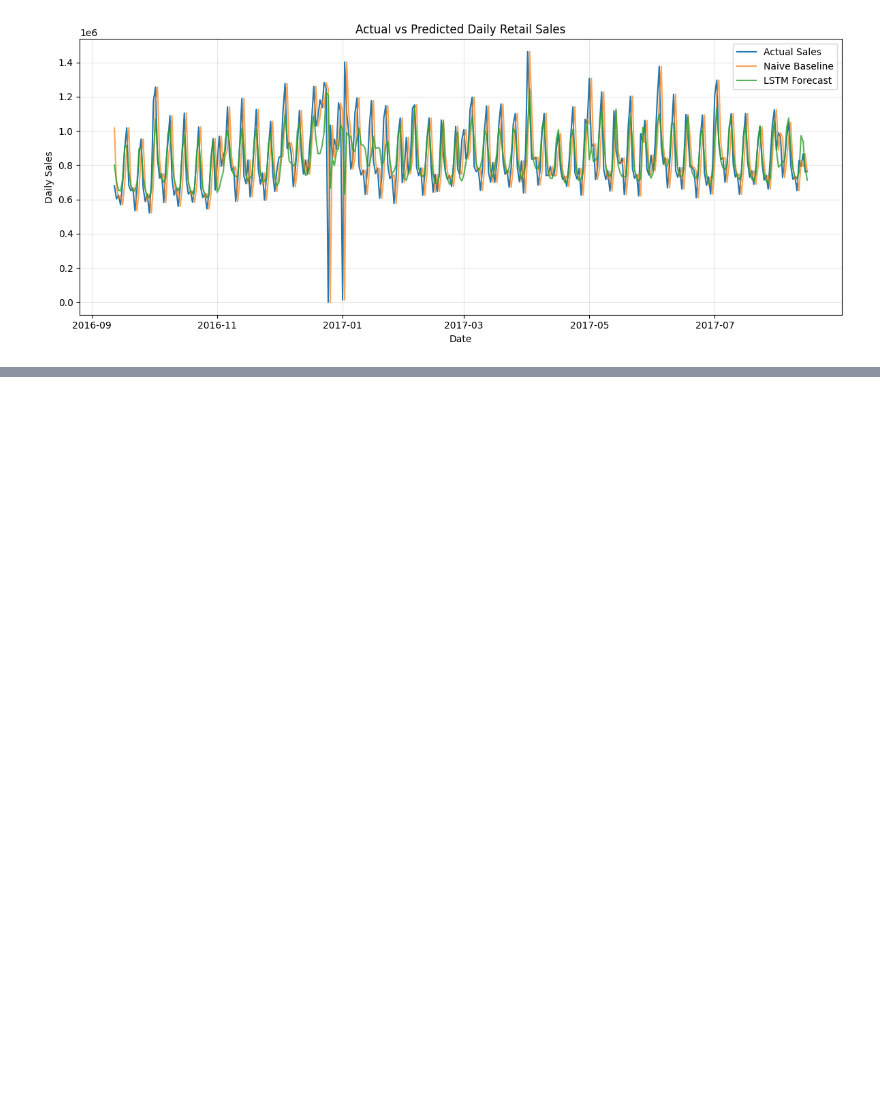
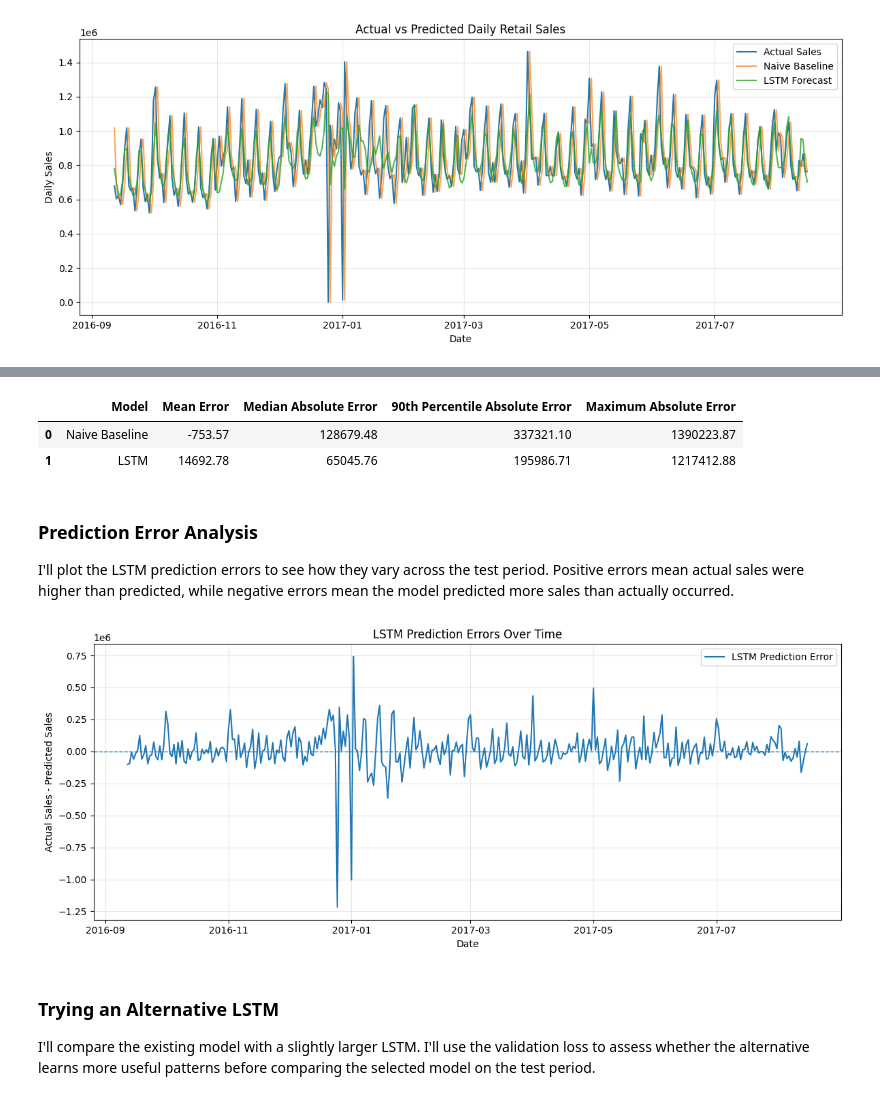
Before and after one commit to francisparwez/retail-sales-lstm-forecasting, a Jupyter notebook: notebooks/03_lstm_model_development.ipynb, the cells around one changed output, grey strips where cells are left out. Saved outputs shown, nothing was run; the diff lists cells and outputs as text; code cells hidden in the pictures; blank space fills up the shorter version.

Commit message:
04 Completed LSTM Evaluation & Project Documentation

```diff
--- a/notebooks/03_lstm_model_development.ipynb
+++ b/notebooks/03_lstm_model_development.ipynb
@@ -532,0 +537,73 @@ plt.show()
+# %%
+class PredictionErrorAnalyzer:
+    def analyse(self, actual, predicted, model_name):
+        errors = actual - predicted
+
+        return {
+            "Model": model_name,
+            "Mean Error": np.mean(errors),
+            "Median Absolute Error": np.median(np.abs(errors)),
+            "90th Percentile Absolute Error": np.percentile(
+                np.abs(errors), 90
+            ),
+            "Maximum Absolute Error": np.max(np.abs(errors))
+        }
+
+
+error_analyzer = PredictionErrorAnalyzer()
+
+baseline_errors = error_analyzer.analyse(
+    actual_sales,
+    baseline_predictions,
+    "Naive Baseline"
+)
+
+lstm_errors = error_analyzer.analyse(
+    actual_sales,
+    lstm_predictions,
+    "LSTM"
+)
+
+error_summary = pd.DataFrame([
+    baseline_errors,
+    lstm_errors
+])
+
+error_summary.round(2)
+# %% [output]
+|  | Model | Mean Error | Median Absolute Error | 90th Percentile Absolute Error | Maximum Absolute Error |
+| 0 | Naive Baseline | -753.57 | 128679.48 | 337321.10 | 1390223.87 |
+| 1 | LSTM | 14692.78 | 65045.76 | 195986.71 | 1217412.88 |
+# %% [markdown]
+### Prediction Error Analysis
+
+I'll plot the LSTM prediction errors to see how they vary across the test period. Positive errors mean actual sales were higher than predicted, while negative errors mean the model predicted more sales than actually occurred.
+# %%
+# Calculate prediction errors
+lstm_residuals = actual_sales - lstm_predictions
+
+plt.figure(figsize=(12, 5))
+
+plt.plot(
+    test_df["date"],
+    lstm_residuals,
+    label="LSTM Prediction Error"
+)
+
+plt.axhline(y=0, linestyle="--", linewidth=1)
+
+plt.title("LSTM Prediction Errors Over Time")
+plt.xlabel("Date")
+plt.ylabel("Actual Sales - Predicted Sales")
+plt.legend()
+plt.grid(True, alpha=0.3)
+plt.tight_layout()
+
+plt.savefig("../outputs/figures/10_lstm_prediction_errors.png")
+plt.show()
+# %% [output]
+[figure, added]
+# %% [markdown]
+### Trying an Alternative LSTM
+
+I'll compare the existing model with a slightly larger LSTM. I'll use the validation loss to assess whether the alternative learns more useful patterns before comparing the selected model on the test period.
```
Also changed, not shown: parts of 8 cells of this notebook, 6 other files.
